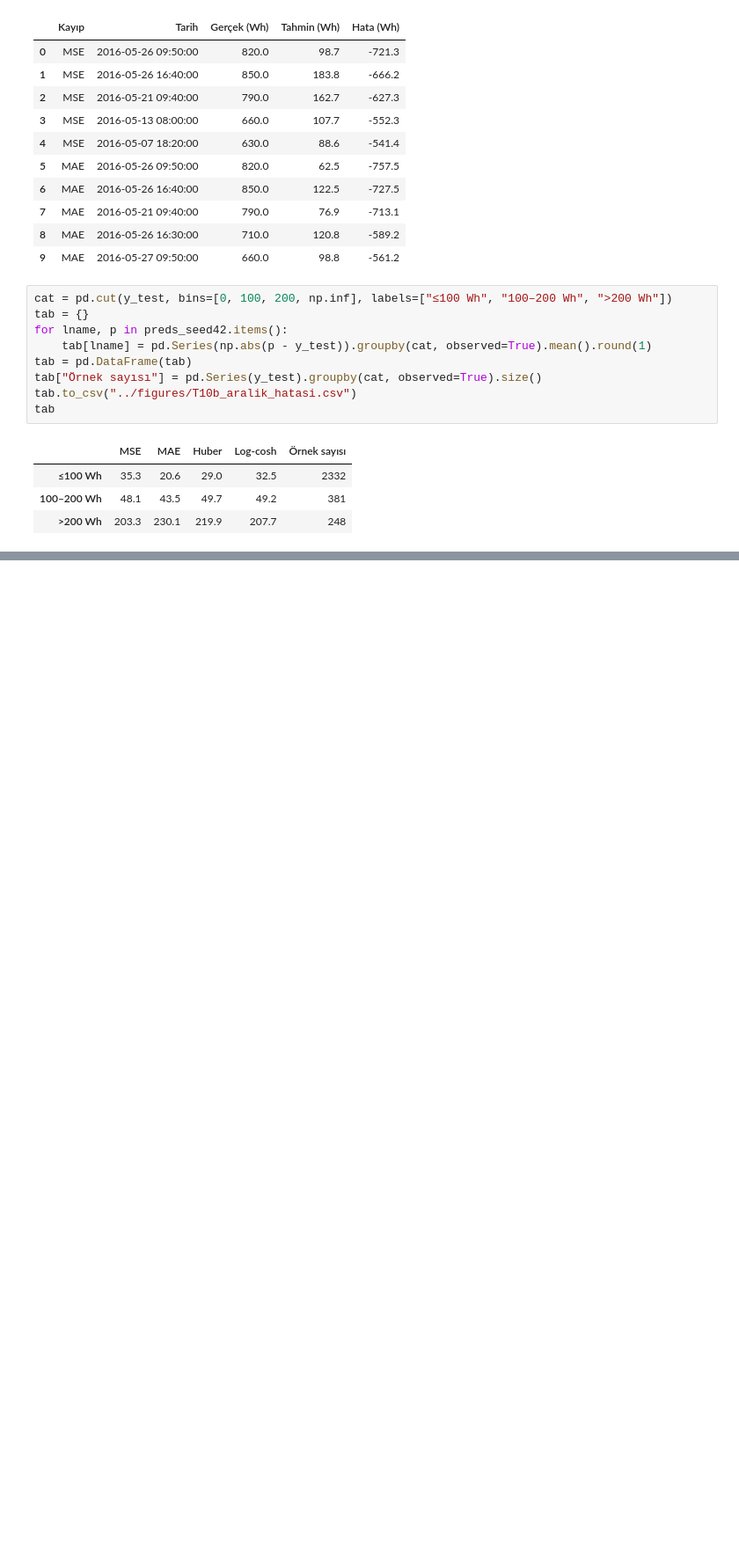
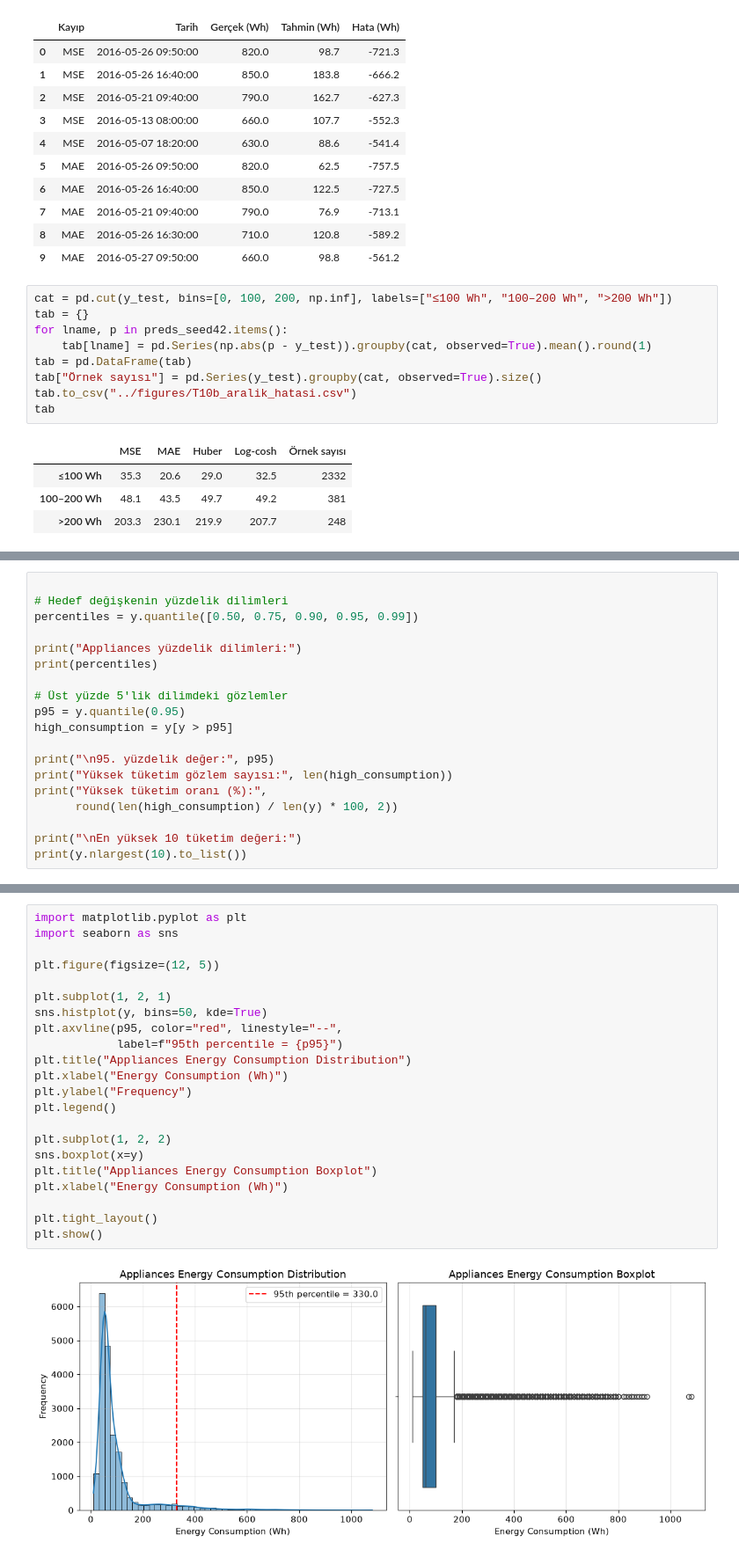
Before and after one commit to alperennakdeniz/loss-function-appliances-energy, a Jupyter notebook: notebooks/01_veri_kesfi.ipynb, the cells around one changed output, grey strips where cells are left out. Shown at 88% size. Drawn from its saved outputs; the diff is of its cells as text; blank space fills up the shorter version.

```diff
--- a/notebooks/01_veri_kesfi.ipynb
+++ b/notebooks/01_veri_kesfi.ipynb
@@ -858,0 +1011,19 @@ tab
+# %%
+
+# Hedef değişkenin yüzdelik dilimleri
+percentiles = y.quantile([0.50, 0.75, 0.90, 0.95, 0.99])
+
+print("Appliances yüzdelik dilimleri:")
+print(percentiles)
+
+# Üst yüzde 5'lik dilimdeki gözlemler
+p95 = y.quantile(0.95)
+high_consumption = y[y > p95]
+
+print("\n95. yüzdelik değer:", p95)
+print("Yüksek tüketim gözlem sayısı:", len(high_consumption))
+print("Yüksek tüketim oranı (%):",
+      round(len(high_consumption) / len(y) * 100, 2))
+
+print("\nEn yüksek 10 tüketim değeri:")
+print(y.nlargest(10).to_list())
@@ -858,0 +1045,24 @@ tab
+# %%
+import matplotlib.pyplot as plt
+import seaborn as sns
+
+plt.figure(figsize=(12, 5))
+
+plt.subplot(1, 2, 1)
+sns.histplot(y, bins=50, kde=True)
+plt.axvline(p95, color="red", linestyle="--",
+            label=f"95th percentile = {p95}")
+plt.title("Appliances Energy Consumption Distribution")
+plt.xlabel("Energy Consumption (Wh)")
+plt.ylabel("Frequency")
+plt.legend()
+
+plt.subplot(1, 2, 2)
+sns.boxplot(x=y)
+plt.title("Appliances Energy Consumption Boxplot")
+plt.xlabel("Energy Consumption (Wh)")
+
+plt.tight_layout()
+plt.show()
+# %% [output]
+[figure, added]
```
Also changed, not shown: parts of 8 cells of this notebook, 3 other files.
